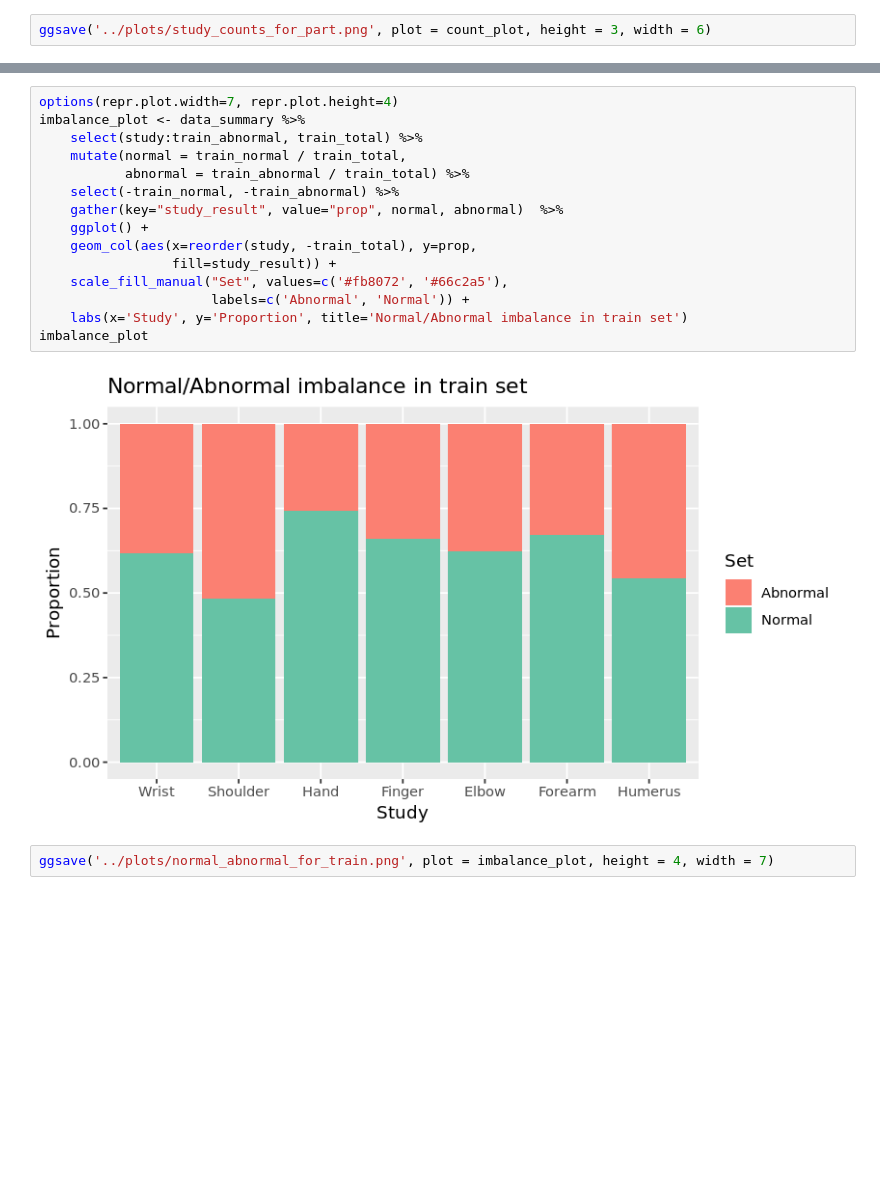
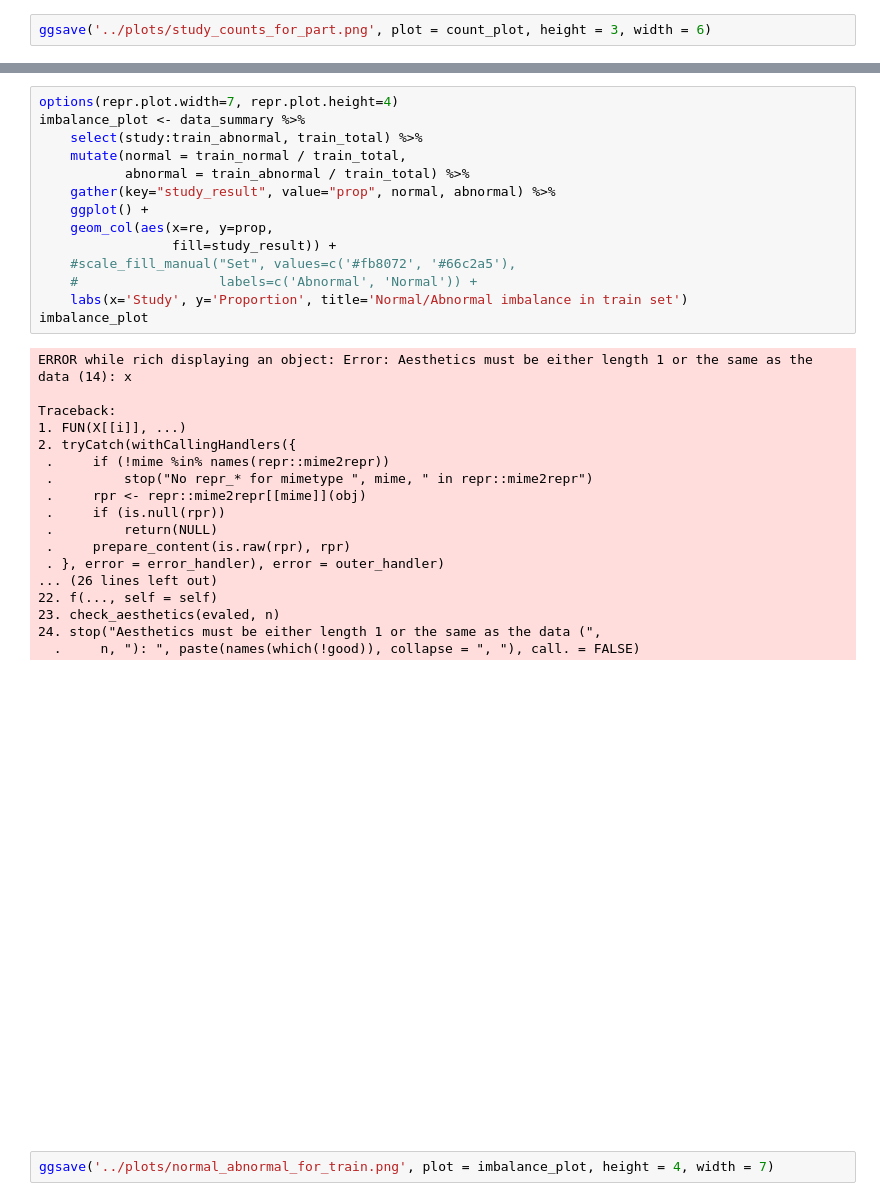
Before and after one commit to darkestfloyd/DS5220Project, a Jupyter notebook: notebooks/plotter.ipynb, the cells around one changed output, grey strips where cells are left out. Cells and saved outputs as stored; diff of their text form; blank space fills up the shorter version.

Commit message:
Update data and notebooks

```diff
--- a/notebooks/plotter.ipynb
+++ b/notebooks/plotter.ipynb
@@ -53,19 +102,35 @@ ggsave('../plots/study_counts_for_part.png', plot = count_plot, height = 3, widt
 # %%
 options(repr.plot.width=7, repr.plot.height=4)
 imbalance_plot <- data_summary %>%
     select(study:train_abnormal, train_total) %>%
     mutate(normal = train_normal / train_total,
            abnormal = train_abnormal / train_total) %>%
-    select(-train_normal, -train_abnormal) %>%
-    gather(key="study_result", value="prop", normal, abnormal)  %>%
+    gather(key="study_result", value="prop", normal, abnormal) %>%
     ggplot() +
-    geom_col(aes(x=reorder(study, -train_total), y=prop,
+    geom_col(aes(x=re, y=prop,
                  fill=study_result)) +
-    scale_fill_manual("Set", values=c('#fb8072', '#66c2a5'),
-                      labels=c('Abnormal', 'Normal')) +
+    #scale_fill_manual("Set", values=c('#fb8072', '#66c2a5'),
+    #                  labels=c('Abnormal', 'Normal')) +
     labs(x='Study', y='Proportion', title='Normal/Abnormal imbalance in train set')
 imbalance_plot
 # %% [output]
+ERROR while rich displaying an object: Error: Aesthetics must be either length 1 or the same as the data (14): x
+
+Traceback:
+1. FUN(X[[i]], ...)
+2. tryCatch(withCallingHandlers({
+ .     if (!mime %in% names(repr::mime2repr))
+ .         stop("No repr_* for mimetype ", mime, " in repr::mime2repr")
+ .     rpr <- repr::mime2repr[[mime]](obj)
+ .     if (is.null(rpr))
+ .         return(NULL)
+ .     prepare_content(is.raw(rpr), rpr)
+ . }, error = error_handler), error = outer_handler)
+... (26 lines left out)
+22. f(..., self = self)
+23. check_aesthetics(evaled, n)
+24. stop("Aesthetics must be either length 1 or the same as the data (",
+  .     n, "): ", paste(names(which(!good)), collapse = ", "), call. = FALSE)
-[figure, old version]
+[figure, new version]
 # %%
 ggsave('../plots/normal_abnormal_for_train.png', plot = imbalance_plot, height = 4, width = 7)
```
Also changed, not shown: parts of 4 cells of this notebook, 19 other files.
